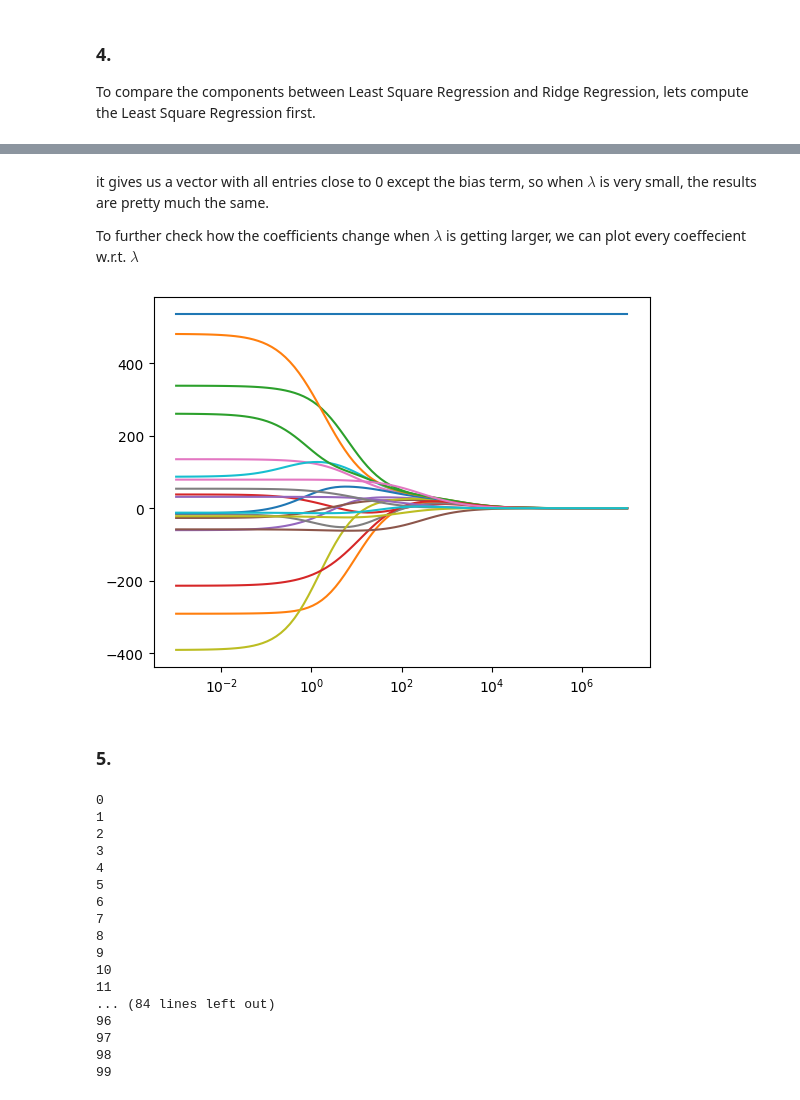
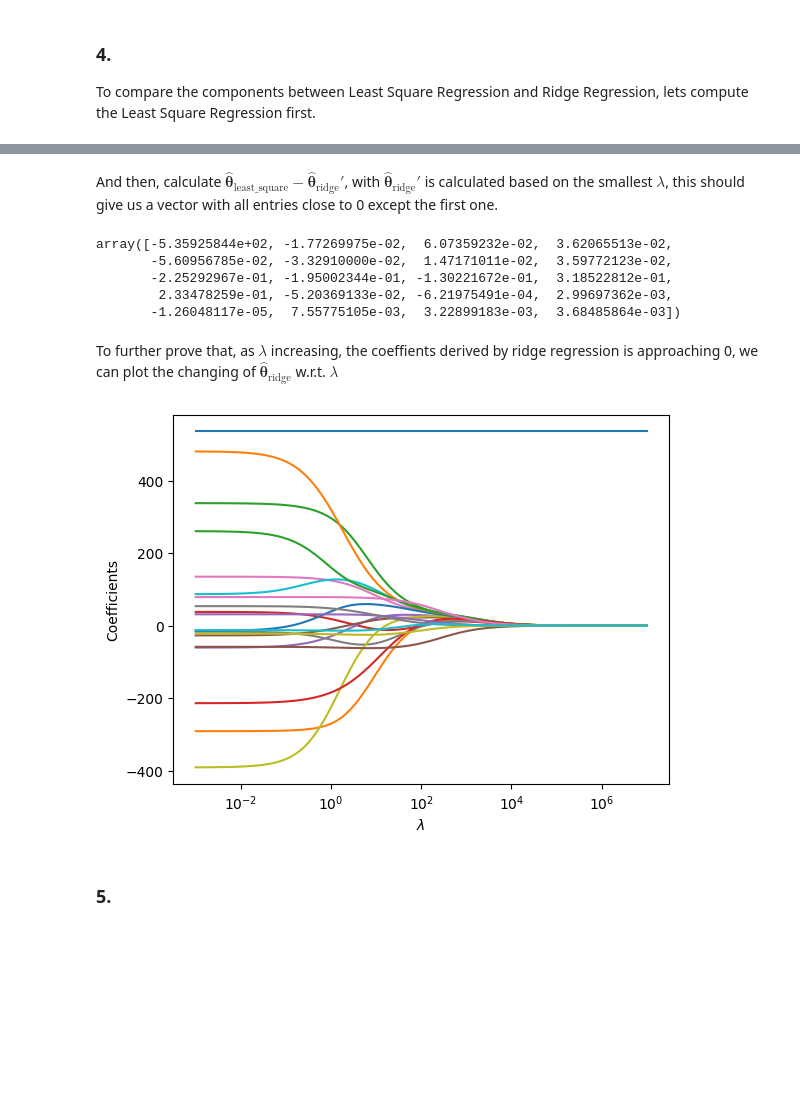
Before and after one commit to Jonas-Zhang97/TUM-MLO, a Jupyter notebook: MLO/HW3/HW3.ipynb, the cells around one changed output, grey strips where cells are left out. Cells and saved outputs as stored; diff of their text form; code cells hidden in the pictures; blank space fills up the shorter version.

```diff
--- a/MLO/HW3/HW3.ipynb
+++ b/MLO/HW3/HW3.ipynb
@@ -185,4 +160,0 @@ print(theta_rr_array[:, 0] - theta_lsr)
-# %% [markdown]
-it gives us a vector with all entries close to 0 except the bias term, so when $\lambda$ is very small, the results are pretty much the same.
-
-To further check how the coefficients change when $\lambda$ is getting larger, we can plot every coeffecient w.r.t. $\lambda$
@@ -189,60 +163,21 @@ To further check how the coefficients change when $\lambda$ is getting larger, w
+# %% [markdown]
+And then, calculate $\hat{\mathbf{\theta}}_{\text{least\_square}} - \hat{\mathbf{\theta}}_{\text{ridge}}'$, with $\hat{\mathbf{\theta}}_{\text{ridge}}'$ is calculated based on the smallest $\lambda$, this should give us a vector with all entries close to 0 except the first one.
+# %%
+thetas_ls - thetas_r[0, :]
+# %% [output]
+array([-5.35925844e+02, -1.77269975e-02,  6.07359232e-02,  3.62065513e-02,
+       -5.60956785e-02, -3.32910000e-02,  1.47171011e-02,  3.59772123e-02,
+       -2.25292967e-01, -1.95002344e-01, -1.30221672e-01,  3.18522812e-01,
+        2.33478259e-01, -5.20369133e-02, -6.21975491e-04,  2.99697362e-03,
+       -1.26048117e-05,  7.55775105e-03,  3.22899183e-03,  3.68485864e-03])
+# %% [markdown]
+To further prove that, as $\lambda$ increasing, the coeffients derived by ridge regression is approaching 0, we can plot the changing of $\hat{\mathbf{\theta}}_{\text{ridge}}$ w.r.t. $\lambda$
 # %%
-for i in range(0, theta_rr_array.shape[0]):
-    plt.semilogx(lam_array, theta_rr_array[i, :])
+for i in range(thetas_r.shape[1]):
+  plt.semilogx(lam_array, thetas_r[:, i])
+  plt.xlabel("$\lambda$")
+  plt.ylabel("Coefficients")
 # %% [output]
-[figure, old version]
+[figure, new version]
 # %% [markdown]
 ### 5.
-# %%
-class KFoldCrossValidation(Regression):
-
-  def __init__(self, K, hyperparameters):
-    self.K = K
-    self.lam_array = hyperparameters
-
-  def folds_gen(self):
-    self.fold_size = self.X.shape[0] // self.K
-
-    self.folds_X = np.zeros([self.K, self.fold_size, self.X.shape[1]])
-    self.folds_y = np.zeros([self.K, self.fold_size])
-
-    for i in range(0, self.K):
-      random_indices = np.random.choice(self.X.shape[0], self.fold_size, replace = False)
-
-      self.folds_X[i, :, :] = self.X[random_indices]
-      self.folds_y[i,:] = self.y[random_indices]
-
-  # Assign training set and test sets
-  def folds_assignment(self, n):
-    self.X_train = self.folds_X[n, :, :]
-    self.y_train = self.folds_y[n, :]
-
-    self.test_index = []
-    for i in range(self.K):
-      if i != n:
-        self.test_index.append(i)
-
-    self.X_test = self.folds_X[self.test_index, :, :]
-    self.y_test = self.folds_y[self.test_index, :]
-
-KFCV = KFoldCrossValidation(5, lam_array)
-KFCV.load_data()
-KFCV.folds_gen()
-# %% [output]
-0
-1
-2
-3
-4
-5
-6
-7
-8
-9
-10
-11
-... (84 lines left out)
-96
-97
-98
-99
```
Also changed, not shown: parts of 18 cells of this notebook, 3 other files.
